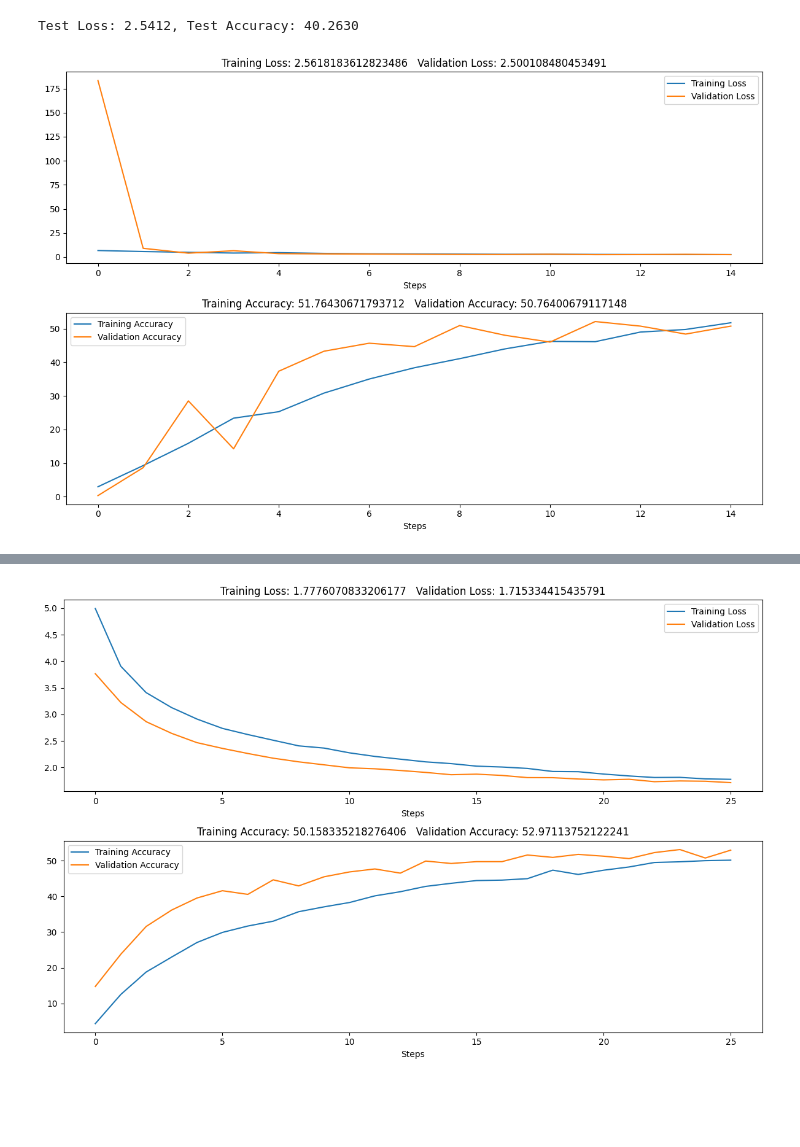
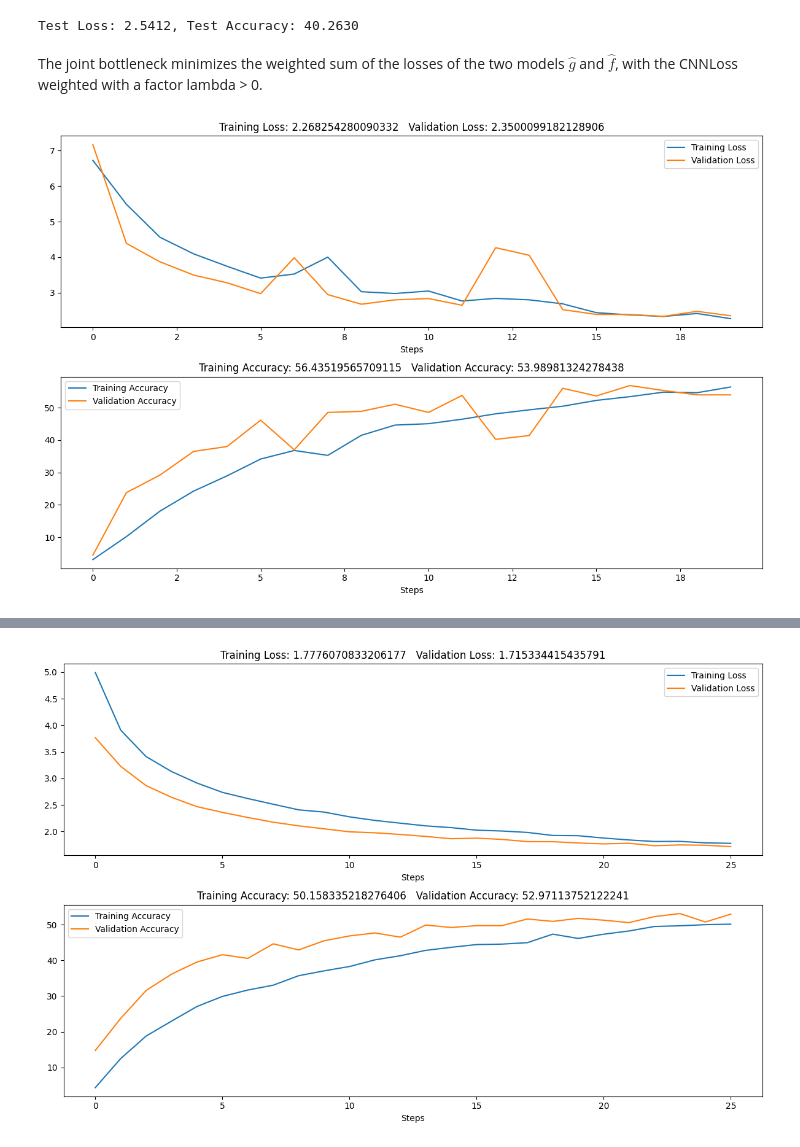
Before and after one commit to N1ccoloZen/MachineLearningProject, a Jupyter notebook: MLProject.ipynb, the cells around one changed output, grey strips where cells are left out. Cells and saved outputs as stored; diff of their text form; code cells hidden in the pictures; blank space fills up the shorter version.

```diff
--- a/firstModel.ipynb
+++ b/MLProject.ipynb
@@ -526,3 +536,5 @@ with open(attributes_path, 'r') as f:
+# %% [markdown]
+The joint bottleneck minimizes the weighted sum of the losses of the two models $\hat{g}$ and $\hat{f}$, with the CNNLoss weighted with a factor lambda > 0.
 # %%
 def CBMtrain(cnnmodel, mlpmodel, cnnoptimizer, mlpoptimizer, cnncriterion, mlpcriterion, train_loader, val_loader, num_epochs, device, early_stopping, tolerance, lambda_val):
     cnnmodel.to(device)
@@ -639,6 +651,7 @@ def CBMtrain(cnnmodel, mlpmodel, cnnoptimizer, mlpoptimizer, cnncriterion, mlpcr
 # %%
 #load the 2 models redefined above
 lr = 1e-3
+num_epochs = 20
 
 cnnmodel = ResNet50AttributesTuned(num_attributes=312, weights=ResNet50_Weights.IMAGENET1K_V1, freeze_backbone=True)
 cnnoptimizer = torch.optim.Adam(cnnmodel.resnet.fc.parameters(), lr=lr, weight_decay=5e-4)
@@ -651,14 +664,14 @@ mlp_loss = torch.nn.CrossEntropyLoss()
 # %%
 start = timer()
 
 torch.mps.empty_cache()
 CBMtrain(cnnmodel=cnnmodel, cnncriterion=cnn_loss, cnnoptimizer=cnnoptimizer,
          mlpmodel=mlpmodel, mlpcriterion=mlp_loss, mlpoptimizer=mlpoptimizer,
-         num_epochs=15, train_loader=train_loader, val_loader=val_loader,
+         num_epochs=num_epochs, train_loader=train_loader, val_loader=val_loader,
          early_stopping=5, tolerance=0.1, lambda_val=0.8, device=device)
 
 end = timer()
 
 print(f"Training took {end - start:.2f} seconds")
 # %% [output]
-[figure, old version]
+[figure, new version]
```
Also changed, not shown: parts of 22 cells of this notebook.
